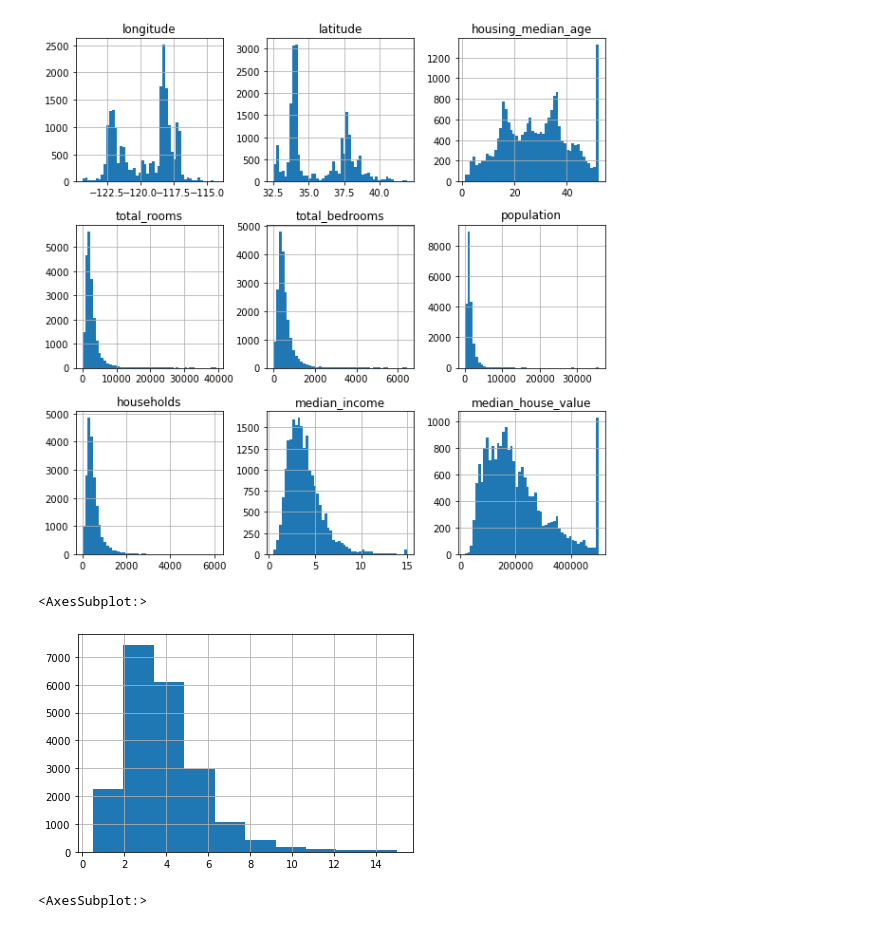
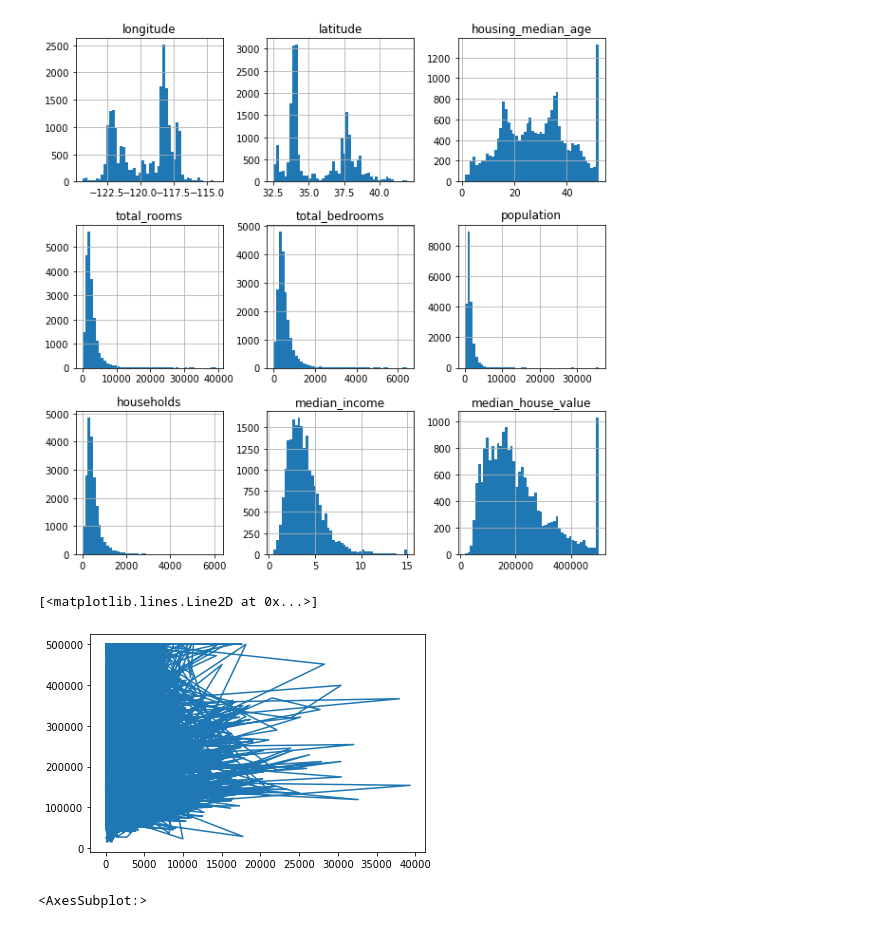
Before and after one commit to amolbarwal/House-Price-Prediction-Project, a Jupyter notebook: main.ipynb, the cells around one changed output. Saved outputs shown, nothing was run; the diff lists cells and outputs as text; code cells hidden in the pictures.

```diff
--- a/main.ipynb
+++ b/main.ipynb
@@ -66,11 +66,11 @@ data.hist(bins=50, figsize=(10,10))
 plt.show()
 # %% [output]
 [figure]
-# %%
-data['median_income'].hist()
-# %% [output]
-<AxesSubplot:>
-[figure, removed]
+# %%
+plt.plot(data['total_rooms'],data['median_house_value'])
+# %% [output]
+[<matplotlib.lines.Line2D at 0x...>]
+[figure, added]
 # %%
 data['income_cat'] = pd.cut(data['median_income'],
                         bins=[0.,1.5,3.0,4.5,6,np.inf],
```
Also changed, not shown: parts of 15 cells of this notebook.
